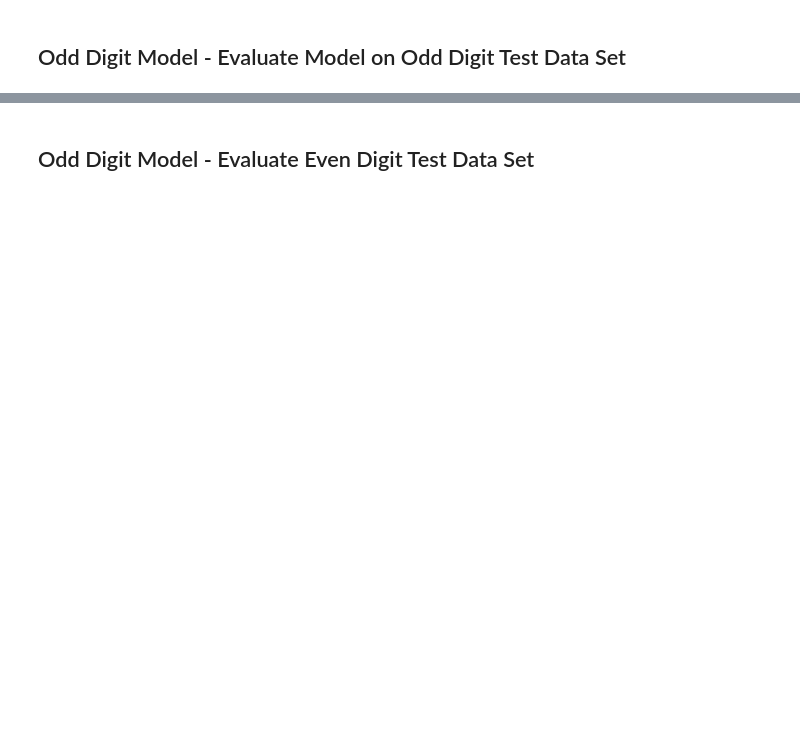
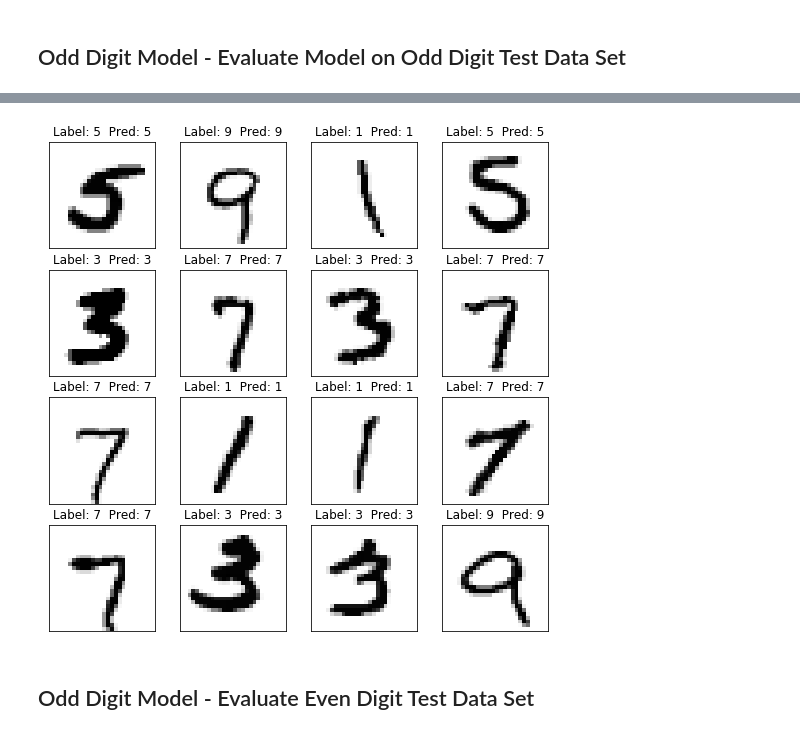
Before and after one commit to jimthompson5802/transfer_learning, a Jupyter notebook: transfer_learning_example_tf_keras.ipynb, the cells around one changed output, grey strips where cells are left out. Saved outputs shown, nothing was run; the diff lists cells and outputs as text; code cells hidden in the pictures; blank space fills up the shorter version.

```diff
--- a/transfer_learning_example_tf_keras.ipynb
+++ b/transfer_learning_example_tf_keras.ipynb
@@ -177,10 +170,12 @@ def train_model(model, x_train, y_train, x_test, y_test):
 # %%
 # reset computational TF compuationatl graph
 ops.reset_default_graph()
-sess = tf.Session()
+
+# setup session for the even digit model
+sess_even = tf.Session()
 
 # connect Keras to TF
-K.set_session(sess)
+K.set_session(sess_even)
 # %% [markdown]
 ## Define CNN Model architecture
 # %%
@@ -268,7 +263,7 @@ def generate_mini_batch_indices(X,batch_size=5):
 start_time = time.time()
 # Initialize variables
 init = tf.global_variables_initializer()
-sess.run(init)
+sess_even.run(init)
 
 # Training loop
 test_loss = []
@@ -284,11 +279,11 @@ for epoch in range(EPOCHS):
         rand_x = X_train_even_mdl[rand_index]
         rand_y = y_train_even_mdl[rand_index]
         for j in range(1):
-            sess.run(train_step, feed_dict={x_data: rand_x,
+            sess_even.run(train_step, feed_dict={x_data: rand_x,
                                             y_target: rand_y,
                                             K.learning_phase(): 1})
 
-    test_loss = loss.eval(session=sess,feed_dict={x_data: X_test_even_mdl,
+    test_loss = loss.eval(session=sess_even,feed_dict={x_data: X_test_even_mdl,
                                   y_target: y_test_even_mdl,
                                   K.learning_phase():0})
     print('Epoch: %d, Epoch time: %.1f, Loss: %.5f' % (epoch+1, time.time() - epoch_start_time, test_loss))
@@ -408,4 +380,2 @@ odd_digit_model.compile(loss='categorical_crossentropy', optimizer='adam', metri
 # %% [markdown]
 ## Train Odd Digit Model
-# %%
-train_model(odd_digit_model,X_train_odd_mdl, y_train_odd_mdl, X_test_odd_mdl, y_test_odd_mdl)
@@ -413,0 +382,29 @@ odd_digit_model.summary()
+# %%
+start_time = time.time()
+# Initialize variables
+sess_odd.run(tf.global_variables_initializer())
+
+# Training loop
+test_loss = []
+for epoch in range(EPOCHS):
+    epoch_start_time = time.time()
+
+    # generate indices for mini_batches
+    batch_idx = generate_mini_batch_indices(X_train_even_mdl,BATCH_SIZE)
+
+    # process each mini-batch
+    for i in range(len(batch_idx)):
+        rand_index = batch_idx[i]
+        rand_x = X_train_odd_mdl[rand_index]
+        rand_y = y_train_odd_mdl[rand_index]
+        for j in range(1):
+            sess_odd.run(train_step, feed_dict={x_data: rand_x,
+                                            y_target: rand_y,
+                                            K.learning_phase(): 1})
+
+    test_loss = loss.eval(session=sess_odd,feed_dict={x_data: X_test_odd_mdl,
+                                  y_target: y_test_odd_mdl,
+                                  K.learning_phase():0})
+    print('Epoch: %d, Epoch time: %.1f, Loss: %.5f' % (epoch+1, time.time() - epoch_start_time, test_loss))
+
+print('\n\nTraining time: %.3f (sec)' % (time.time()-start_time))
@@ -420,7 +429,9 @@ print('Test accuracy:', score[1])
 # %%
-y_hat = odd_digit_model.predict_classes(X_test_odd_mdl)
+y_hat = np.argmax(y_prob.eval(session=sess_odd,feed_dict={x_data:X_test_odd_mdl, K.learning_phase():0}),1)
 
 plotDigitGrid(X_test_odd,y_test_odd,idxs_even,y_hat=2*y_hat+1)
+# %% [output]
+[figure, added]
 # %% [markdown]
 ## Odd Digit Model - Evaluate Even Digit Test Data Set
 # %%
```
Also changed, not shown: parts of 18 cells of this notebook.
